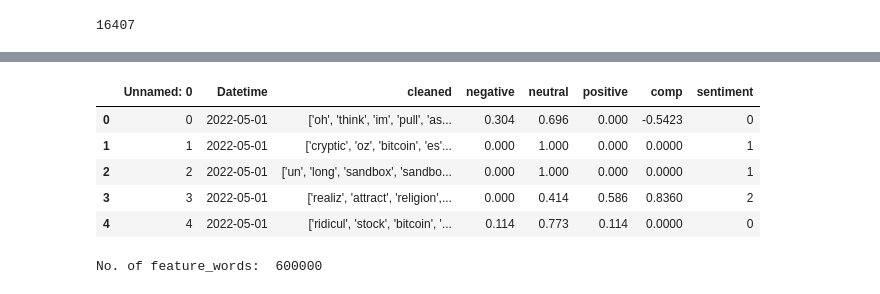
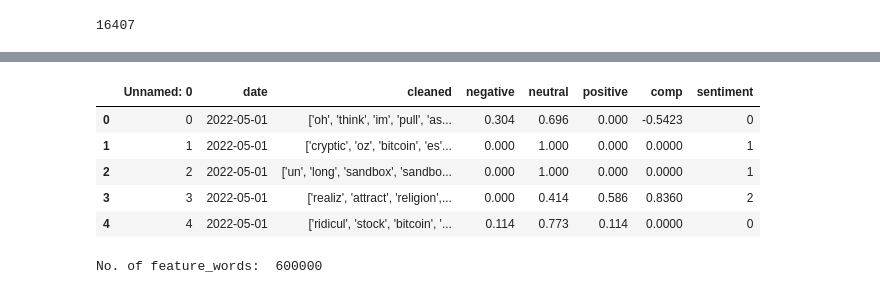
Before and after one commit to Ashlynbh/Crypto_Sentiment_Project, a Jupyter notebook: Jupyter/bitcoin_ML.ipynb, the cells around one changed output, grey strips where cells are left out. Drawn from its saved outputs; the diff is of its cells as text; code cells hidden in the pictures.

```diff
--- a/Jupyter/bitcoin_ML.ipynb
+++ b/Jupyter/bitcoin_ML.ipynb
@@ -86,10 +86,10 @@ for i in range(len(df)):
 # %%
 df['sentiment']=sentiment0
 df['sentiment'].value_counts()
-
-df.head()
+bitcoin = df.rename(columns={"Datetime": "date"})
+bitcoin.head()
 # %% [output]
-|  | Unnamed: 0 | Datetime | cleaned | negative | neutral | positive | comp | sentiment |
+|  | Unnamed: 0 | date | cleaned | negative | neutral | positive | comp | sentiment |
 | 0 | 0 | 2022-05-01 | ['oh', 'think', 'im', 'pull', 'as... | 0.304 | 0.696 | 0.000 | -0.5423 | 0 |
 | 1 | 1 | 2022-05-01 | ['cryptic', 'oz', 'bitcoin', 'es'... | 0.000 | 1.000 | 0.000 | 0.0000 | 1 |
 | 2 | 2 | 2022-05-01 | ['un', 'long', 'sandbox', 'sandbo... | 0.000 | 1.000 | 0.000 | 0.0000 | 1 |
```
Also changed, not shown: parts of 32 cells of this notebook, 3 other files.
